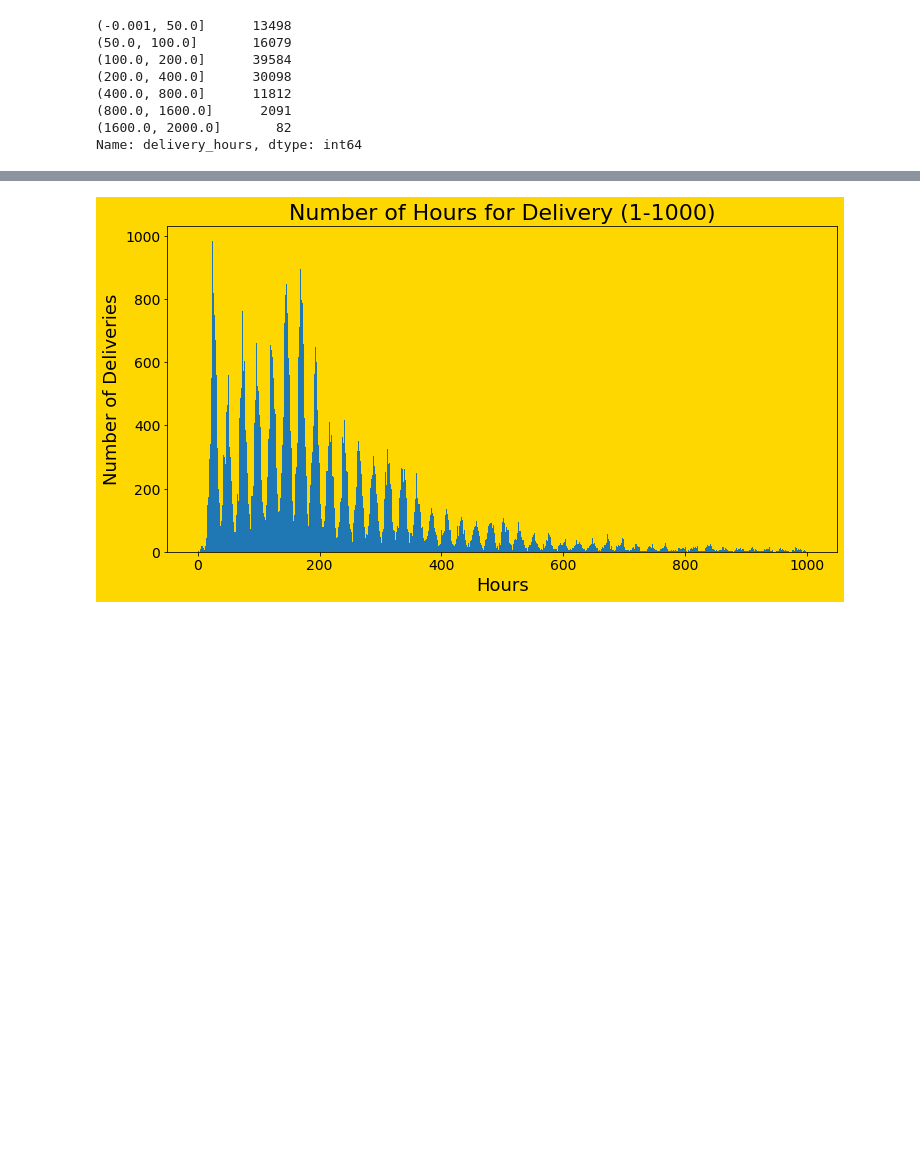
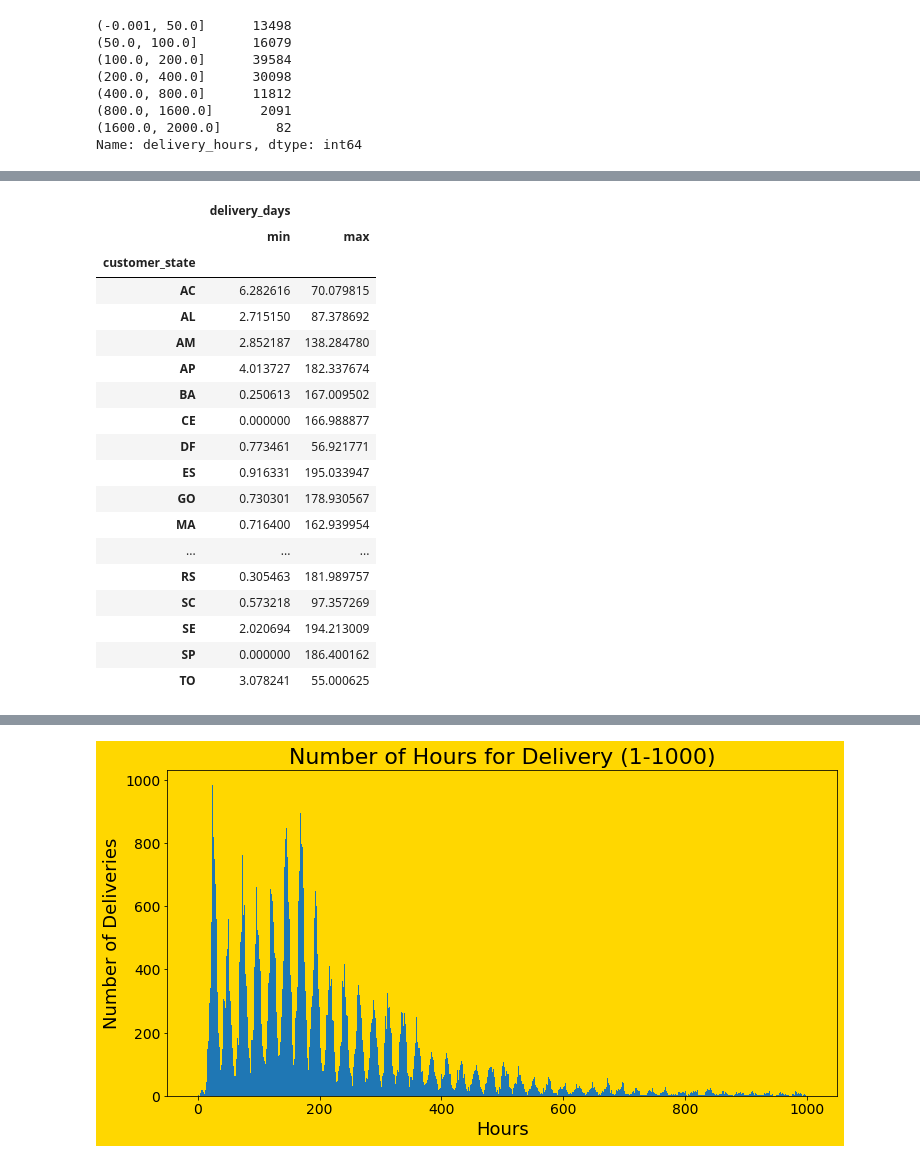
Before and after one commit to RossReisman/Data-Analyst-Portfolio, a Jupyter notebook: Python/brazil/visualizations.ipynb, the cells around one changed output, grey strips where cells are left out. Drawn from its saved outputs; the diff is of its cells as text; code cells hidden in the pictures; blank space fills up the shorter version.

```diff
--- a/Python/brazil/visualizations.ipynb
+++ b/Python/brazil/visualizations.ipynb
@@ -236,0 +243,22 @@ Name: delivery_hours, dtype: int64
+# %%
+master_df.groupby(['customer_state']).agg({'delivery_days':['min','max']})
+# %% [output]
+|  | delivery_days |  |
+|  | min | max |
+| customer_state |  |  |
+| AC | 6.282616 | 70.079815 |
+| AL | 2.715150 | 87.378692 |
+| AM | 2.852187 | 138.284780 |
+| AP | 4.013727 | 182.337674 |
+| BA | 0.250613 | 167.009502 |
+| CE | 0.000000 | 166.988877 |
+| DF | 0.773461 | 56.921771 |
+| ES | 0.916331 | 195.033947 |
+| GO | 0.730301 | 178.930567 |
+| MA | 0.716400 | 162.939954 |
+| ... | ... | ... |
+| RS | 0.305463 | 181.989757 |
+| SC | 0.573218 | 97.357269 |
+| SE | 2.020694 | 194.213009 |
+| SP | 0.000000 | 186.400162 |
+| TO | 3.078241 | 55.000625 |
```
Also changed, not shown: parts of 14 cells of this notebook.
